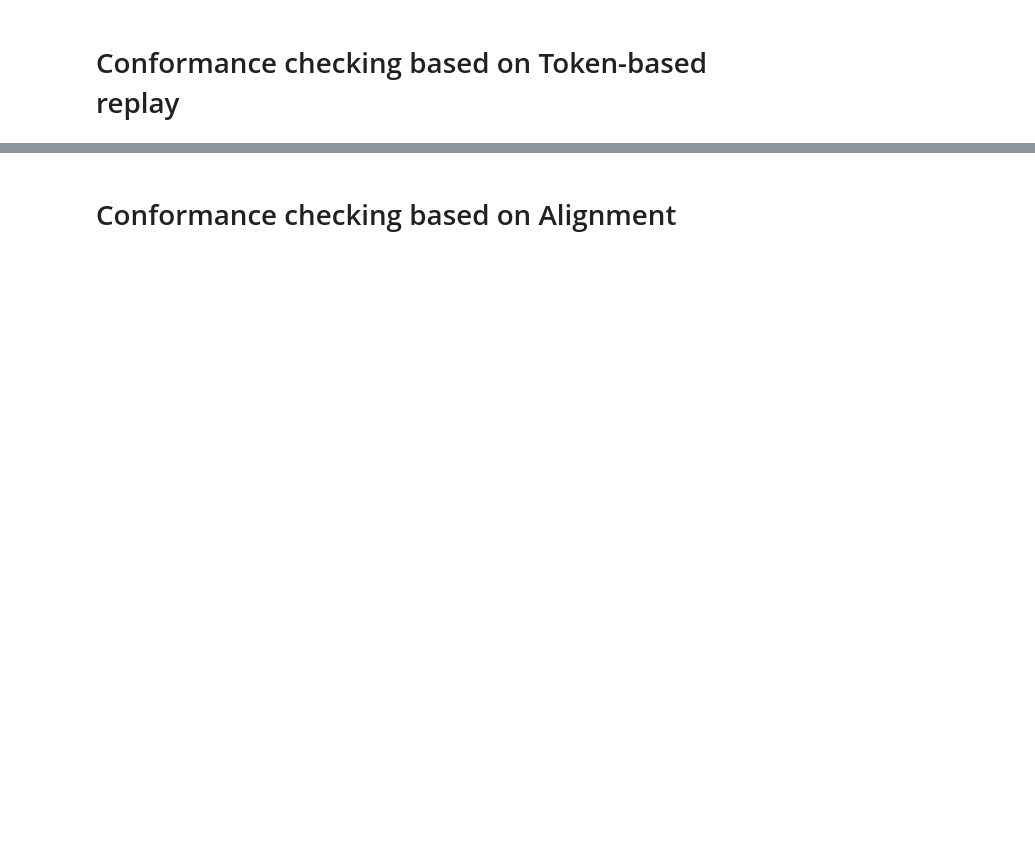
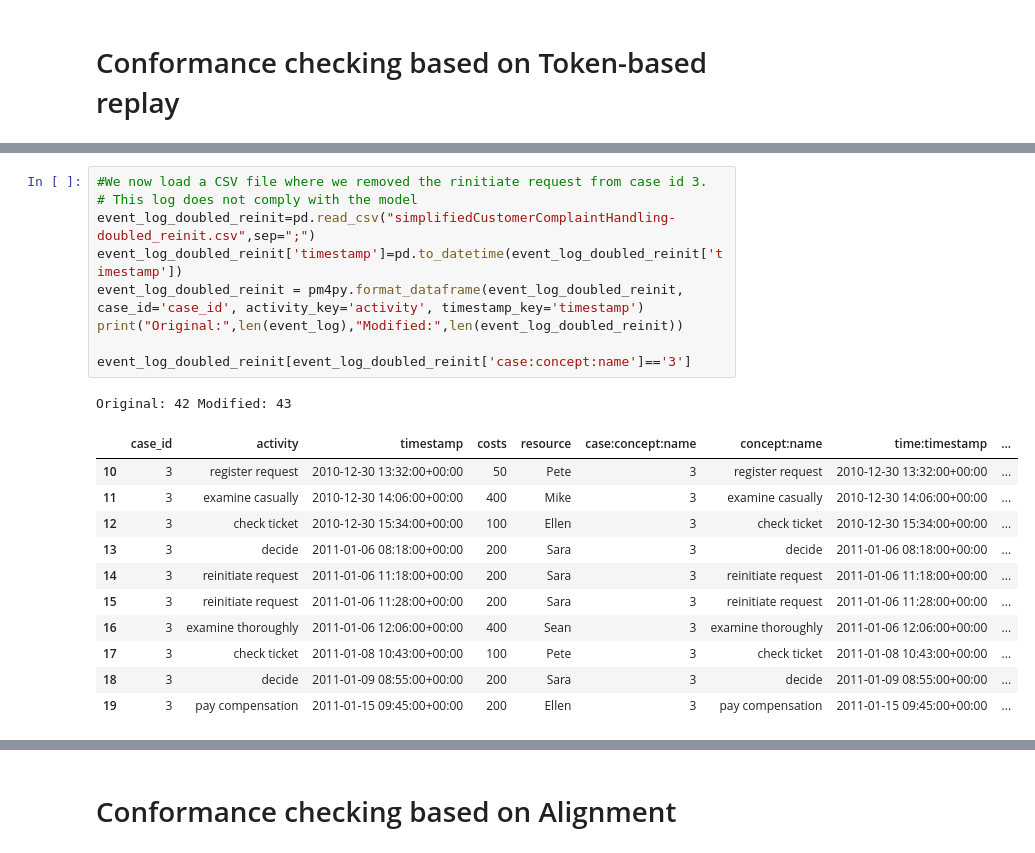
Before and after one commit to EMbeDS-education/ComputingDataAnalysisModeling20242025, a Jupyter notebook: PDAI/jupyter/jupyterNotebooks/M2PM_06ConformanceChecking.ipynb, the cells around one changed output, grey strips where cells are left out. Cells and saved outputs as stored; diff of their text form; blank space fills up the shorter version.

```diff
--- a/PDAI/jupyter/jupyterNotebooks/M2PM_06ConformanceChecking.ipynb
+++ b/PDAI/jupyter/jupyterNotebooks/M2PM_06ConformanceChecking.ipynb
@@ -125,0 +215,22 @@ Conformance checking based on Causal footprints
+# %%
+#We now load a CSV file where we removed the rinitiate request from case id 3.
+# This log does not comply with the model
+event_log_doubled_reinit=pd.read_csv("simplifiedCustomerComplaintHandling-doubled_reinit.csv",sep=";")
+event_log_doubled_reinit['timestamp']=pd.to_datetime(event_log_doubled_reinit['timestamp'])
+event_log_doubled_reinit = pm4py.format_dataframe(event_log_doubled_reinit, case_id='case_id', activity_key='activity', timestamp_key='timestamp')
+print("Original:",len(event_log),"Modified:",len(event_log_doubled_reinit))
+
+event_log_doubled_reinit[event_log_doubled_reinit['case:concept:name']=='3']
+# %% [output]
+Original: 42 Modified: 43
+|  | case_id | activity | timestamp | costs | resource | case:concept:name | concept:name | time:timestamp | ... |
+| 10 | 3 | register request | 2010-12-30 13:32:00+00:00 | 50 | Pete | 3 | register request | 2010-12-30 13:32:00+00:00 | ... |
+| 11 | 3 | examine casually | 2010-12-30 14:06:00+00:00 | 400 | Mike | 3 | examine casually | 2010-12-30 14:06:00+00:00 | ... |
+| 12 | 3 | check ticket | 2010-12-30 15:34:00+00:00 | 100 | Ellen | 3 | check ticket | 2010-12-30 15:34:00+00:00 | ... |
+| 13 | 3 | decide | 2011-01-06 08:18:00+00:00 | 200 | Sara | 3 | decide | 2011-01-06 08:18:00+00:00 | ... |
+| 14 | 3 | reinitiate request | 2011-01-06 11:18:00+00:00 | 200 | Sara | 3 | reinitiate request | 2011-01-06 11:18:00+00:00 | ... |
+| 15 | 3 | reinitiate request | 2011-01-06 11:28:00+00:00 | 200 | Sara | 3 | reinitiate request | 2011-01-06 11:28:00+00:00 | ... |
+| 16 | 3 | examine thoroughly | 2011-01-06 12:06:00+00:00 | 400 | Sean | 3 | examine thoroughly | 2011-01-06 12:06:00+00:00 | ... |
+| 17 | 3 | check ticket | 2011-01-08 10:43:00+00:00 | 100 | Pete | 3 | check ticket | 2011-01-08 10:43:00+00:00 | ... |
+| 18 | 3 | decide | 2011-01-09 08:55:00+00:00 | 200 | Sara | 3 | decide | 2011-01-09 08:55:00+00:00 | ... |
+| 19 | 3 | pay compensation | 2011-01-15 09:45:00+00:00 | 200 | Ellen | 3 | pay compensation | 2011-01-15 09:45:00+00:00 | ... |
```
Also changed, not shown: parts of 18 cells of this notebook, 3 other files.
